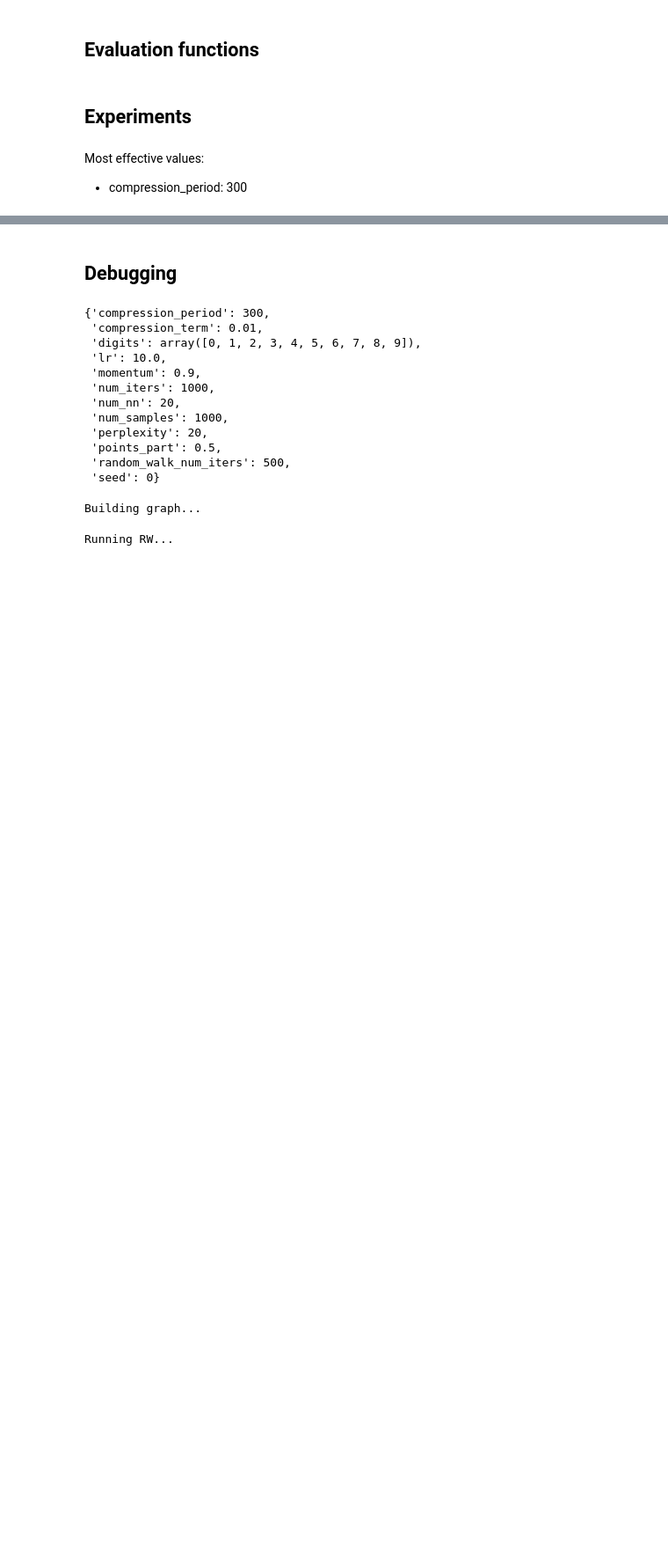
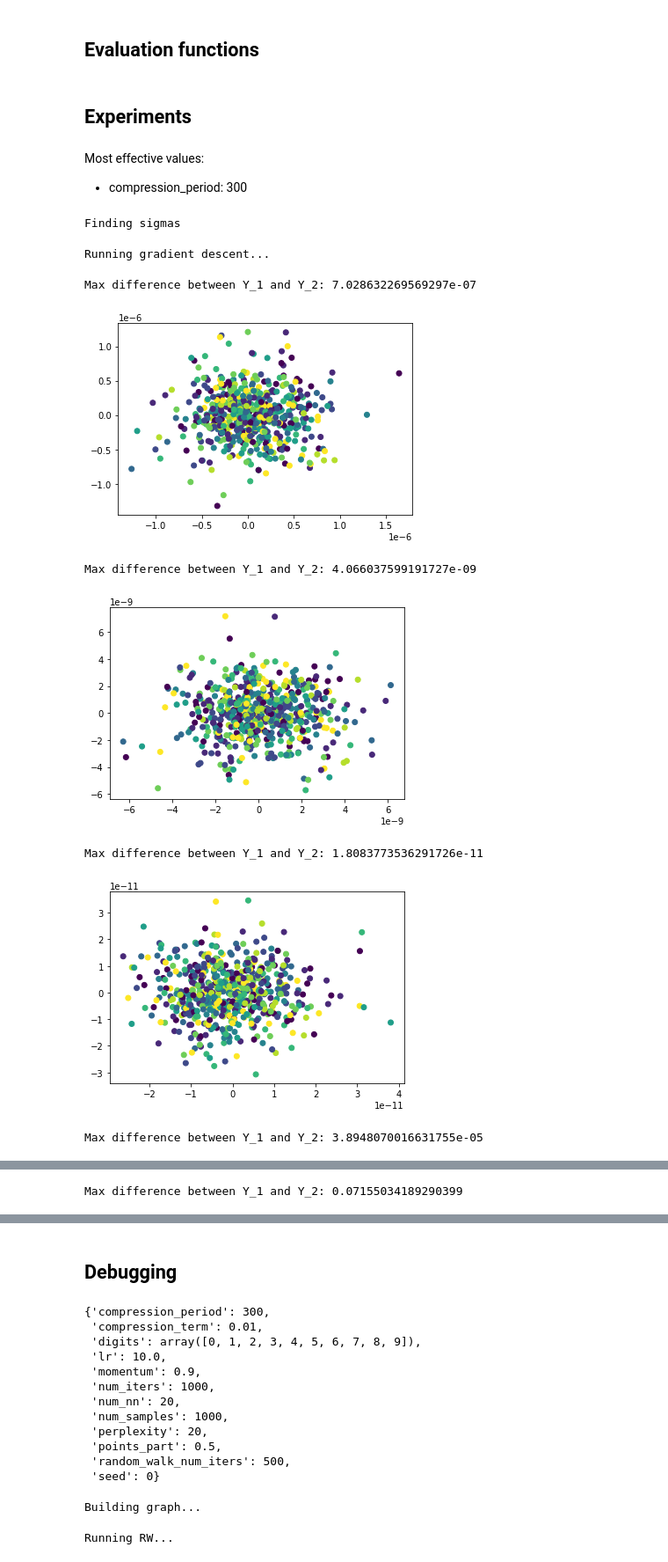
Before and after one commit to just1ce415/MMML_project, a Jupyter notebook: tsne_demo.ipynb, the cells around one changed output, grey strips where cells are left out. Shown at 88% size. Drawn from its saved outputs; the diff is of its cells as text; code cells hidden in the pictures; blank space fills up the shorter version.

```diff
--- a/tsne_demo.ipynb
+++ b/tsne_demo.ipynb
@@ -109,8 +122,18 @@ tsne = TSNE(
         verbose=True,
         labels=labels)
 # %%
-tsne.fit(X_numpy)
-Y = tsne.transform()
+tsne.get_highdimensional_similarities(X_numpy)
+Y = tsne.fit()
 
 plt.scatter(Y[:, 0], Y[:, 1], c=labels)
 plt.show()
+# %% [output]
+Finding sigmas
+Running gradient descent...
+Max difference between Y_1 and Y_2: 7.028632269569297e-07
+[figure, added]
+Max difference between Y_1 and Y_2: 4.066037599191727e-09
+[figure, added]
+Max difference between Y_1 and Y_2: 1.8083773536291726e-11
+[figure, added]
+Max difference between Y_1 and Y_2: 3.8948070016631755e-05
@@ -116,0 +141 @@ plt.show()
+Max difference between Y_1 and Y_2: 0.07155034189290399
```
Also changed, not shown: parts of 10 cells of this notebook.
